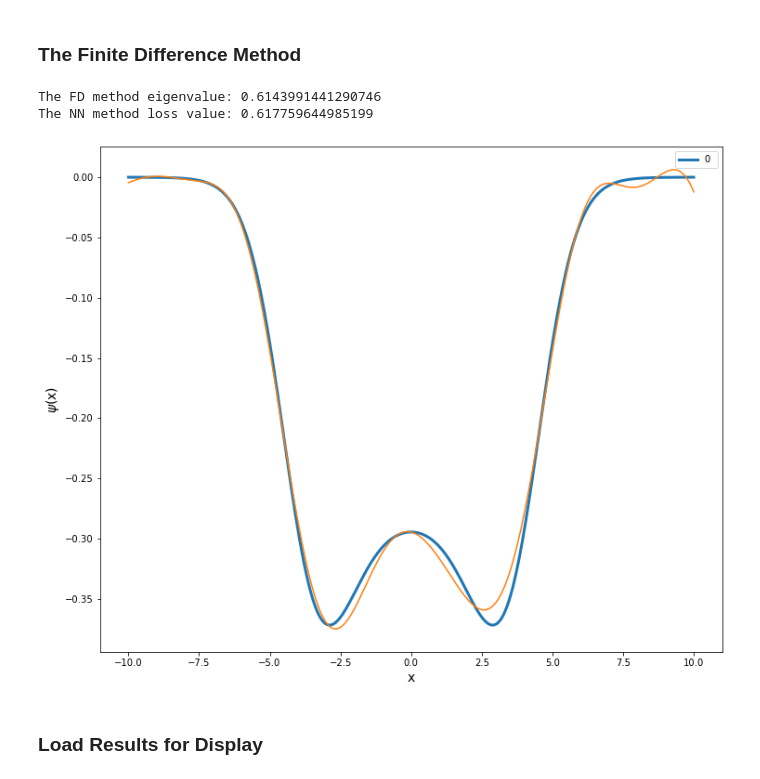
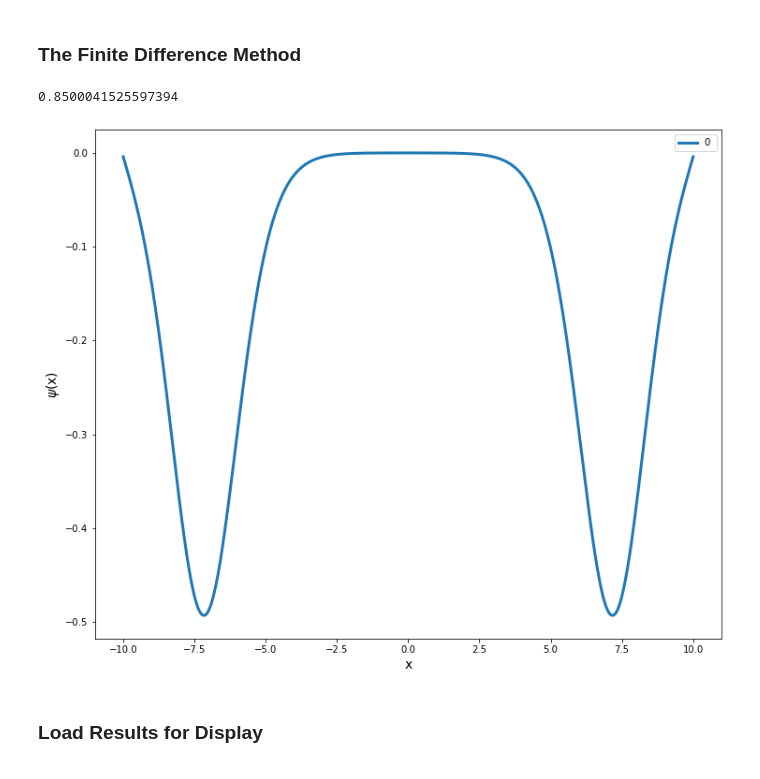
Before and after one commit to trungdoquoc/reu-math-2022, a Jupyter notebook: Data-running version.ipynb, the cells around one changed output. Drawn from its saved outputs; the diff is of its cells as text; code cells hidden in the pictures.

```diff
--- a/Data-running version.ipynb
+++ b/Data-running version.ipynb
@@ -641,15 +696,15 @@ def plot_finite_diff_sol(eig_val, ground_state, discrete_points, nn_model=None):
     plt.show()
     return
 # %%
-eig_val, ground_state = finite_diff_method(DISCRETE_POINTS, p_fn1)
 loss_val = epsilon_Loss_penalty(p_fn1, res_1_1_sin[3], LAMBDA_PEN, U_BOUND, DISCRETE_POINTS)[0]
 print("The FD method eigenvalue: " + str(eig_val[0]))
 print("The NN method loss value: " + str(loss_val.item()))
-
-plot_finite_diff_sol(eig_val, ground_state, DISCRETE_POINTS, res_1_1_sin[3])
-# %% [output]
-The FD method eigenvalue: 0.6143991441290746
-The NN method loss value: 0.617759644985199
-[figure, removed]
+# %%
+eig_val, ground_state = finite_diff_method(DISCRETE_POINTS, p_fn1)
+print(eig_val[0])
+plot_finite_diff_sol(eig_val, ground_state, DISCRETE_POINTS)
+# %% [output]
+0.8500041525597394
+[figure, added]
 # %% [markdown]
 ### Load Results for Display
```
Also changed, not shown: parts of 9 cells of this notebook, 6 other files.
